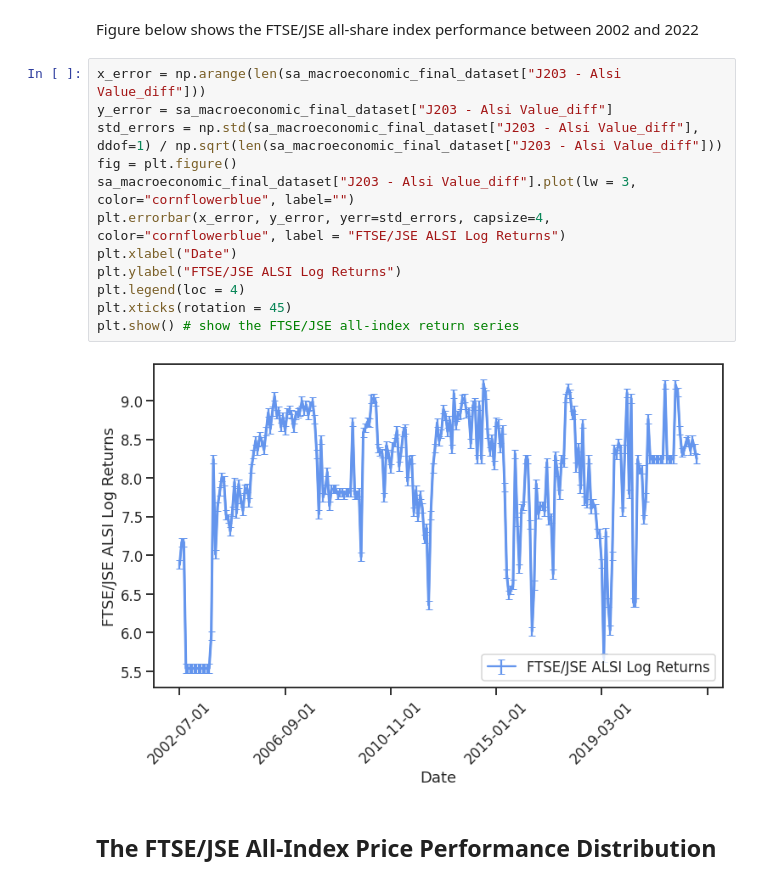
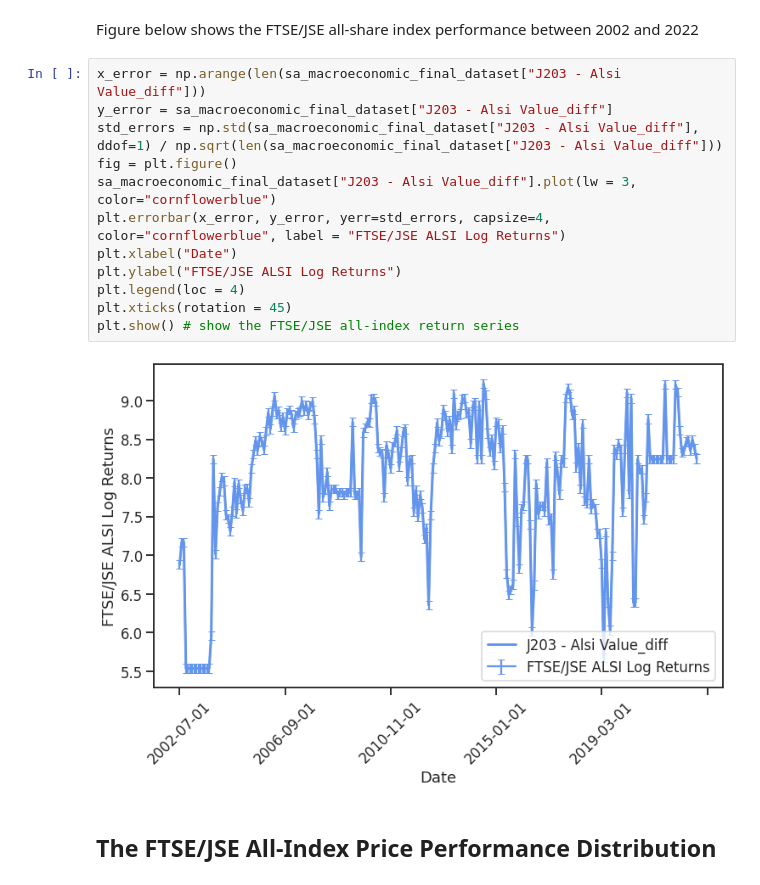
Before and after one commit to tshepochris/mastersproject, a Jupyter notebook: mastersproject.ipynb, the cells around one changed output. Cells and saved outputs as stored; diff of their text form.

```diff
--- a/mastersproject.ipynb
+++ b/mastersproject.ipynb
@@ -425,17 +425,17 @@ Figure below shows the FTSE/JSE all-share index performance between 2002 and 202
 # %%
 x_error = np.arange(len(sa_macroeconomic_final_dataset["J203 - Alsi Value_diff"]))
 y_error = sa_macroeconomic_final_dataset["J203 - Alsi Value_diff"]
 std_errors = np.std(sa_macroeconomic_final_dataset["J203 - Alsi Value_diff"], ddof=1) / np.sqrt(len(sa_macroeconomic_final_dataset["J203 - Alsi Value_diff"]))
 fig = plt.figure()
-sa_macroeconomic_final_dataset["J203 - Alsi Value_diff"].plot(lw = 3, color="cornflowerblue", label="")
+sa_macroeconomic_final_dataset["J203 - Alsi Value_diff"].plot(lw = 3, color="cornflowerblue")
 plt.errorbar(x_error, y_error, yerr=std_errors, capsize=4, color="cornflowerblue", label = "FTSE/JSE ALSI Log Returns")
 plt.xlabel("Date")
 plt.ylabel("FTSE/JSE ALSI Log Returns")
 plt.legend(loc = 4)
 plt.xticks(rotation = 45)
 plt.show() # show the FTSE/JSE all-index return series
 # %% [output]
-[figure, old version]
+[figure, new version]
 # %% [markdown]
 ## The FTSE/JSE All-Index Price Performance Distribution
 # %% [markdown]
```
Also changed, not shown: parts of 10 cells of this notebook.
